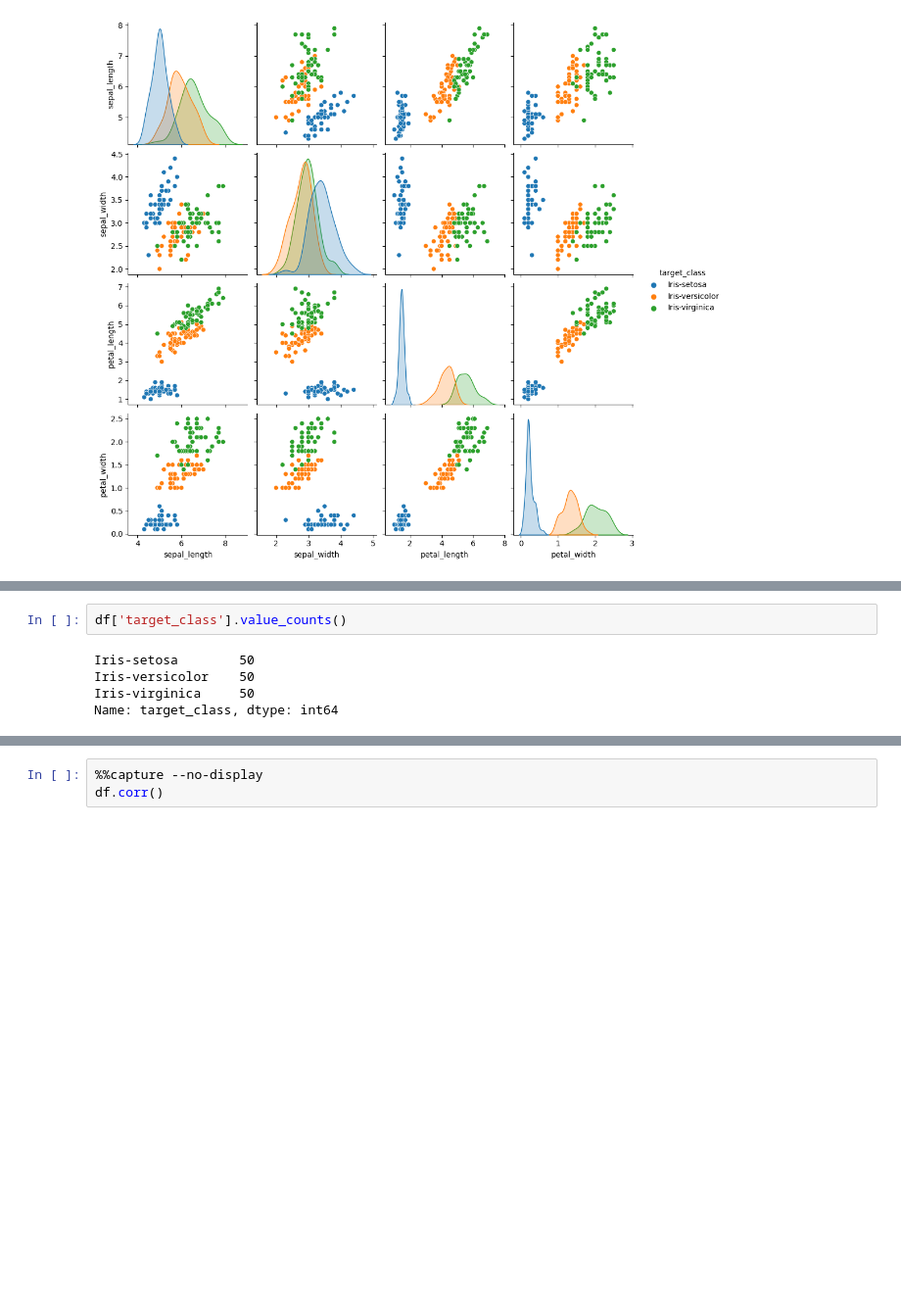
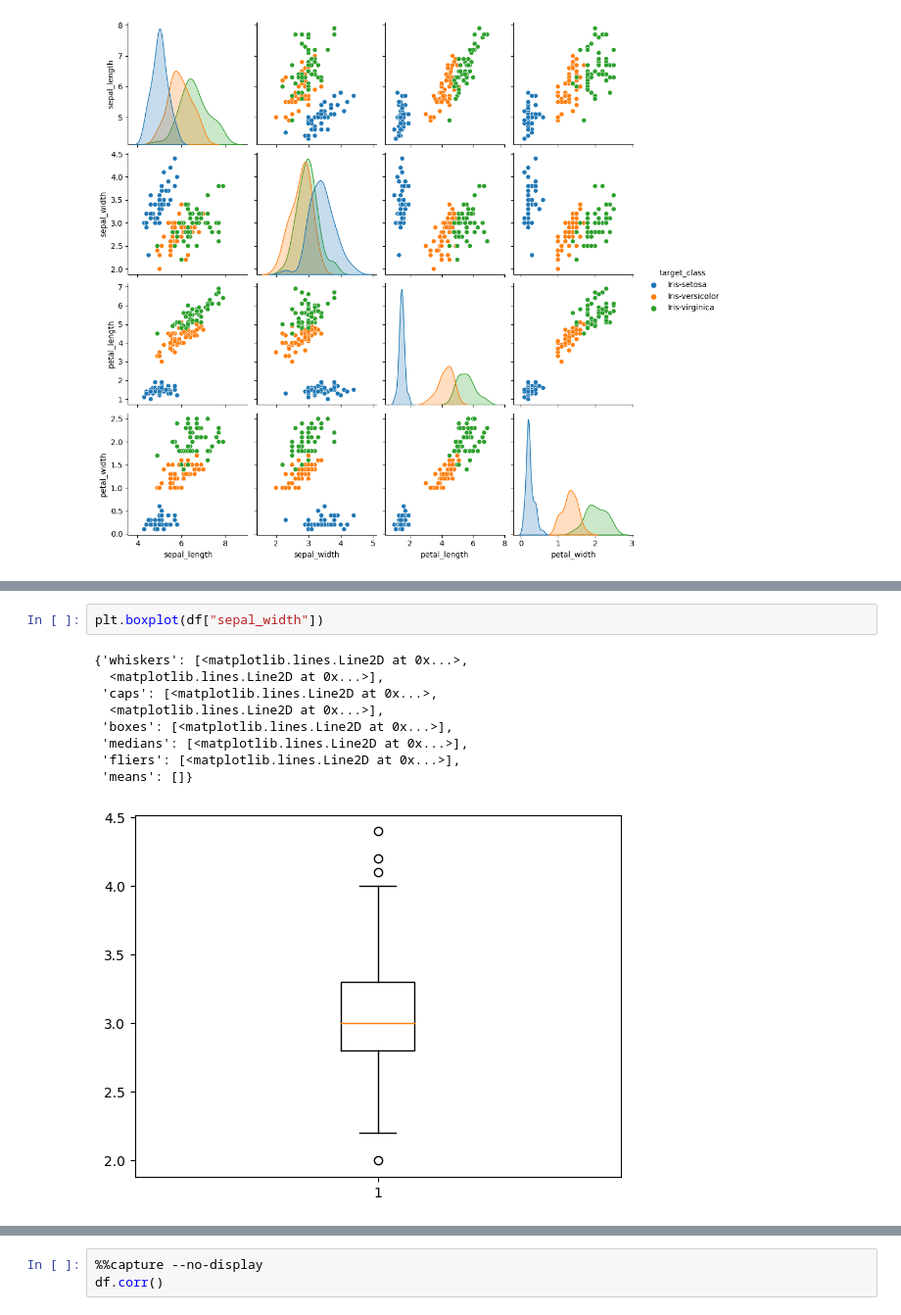
Before and after one commit to Nitin-Pilkhwal/LGMVIP_DS_Feb_23, a Jupyter notebook: Task - 1 Iris Flowers Classification using ML Project/Task - 1 Iris Flowers Classification using ML Project.ipynb, the cells around one changed output, grey strips where cells are left out. Shown: that part at 98% size. Cells and saved outputs as stored; diff of their text form; blank space fills up the shorter version.

```diff
--- a/Task - 1 Iris Flowers Classification using ML Project/Task - 1 Iris Flowers Classification using ML Project.ipynb
+++ b/Task - 1 Iris Flowers Classification using ML Project/Task - 1 Iris Flowers Classification using ML Project.ipynb
@@ -89,7 +122,12 @@ sns.pairplot(df, hue = 'target_class')
 # %%
-df['target_class'].value_counts()
+plt.boxplot(df["sepal_width"])
 # %% [output]
-Iris-setosa        50
-Iris-versicolor    50
-Iris-virginica     50
-Name: target_class, dtype: int64
+{'whiskers': [<matplotlib.lines.Line2D at 0x...>,
+  <matplotlib.lines.Line2D at 0x...>],
+ 'caps': [<matplotlib.lines.Line2D at 0x...>,
+  <matplotlib.lines.Line2D at 0x...>],
+ 'boxes': [<matplotlib.lines.Line2D at 0x...>],
+ 'medians': [<matplotlib.lines.Line2D at 0x...>],
+ 'fliers': [<matplotlib.lines.Line2D at 0x...>],
+ 'means': []}
+[figure, added]
```
Also changed, not shown: parts of 19 cells of this notebook.
